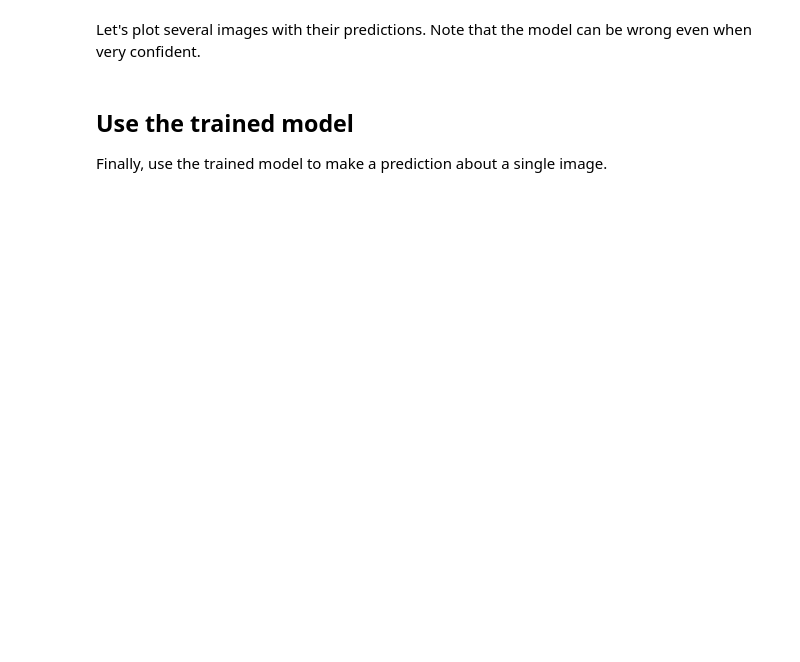
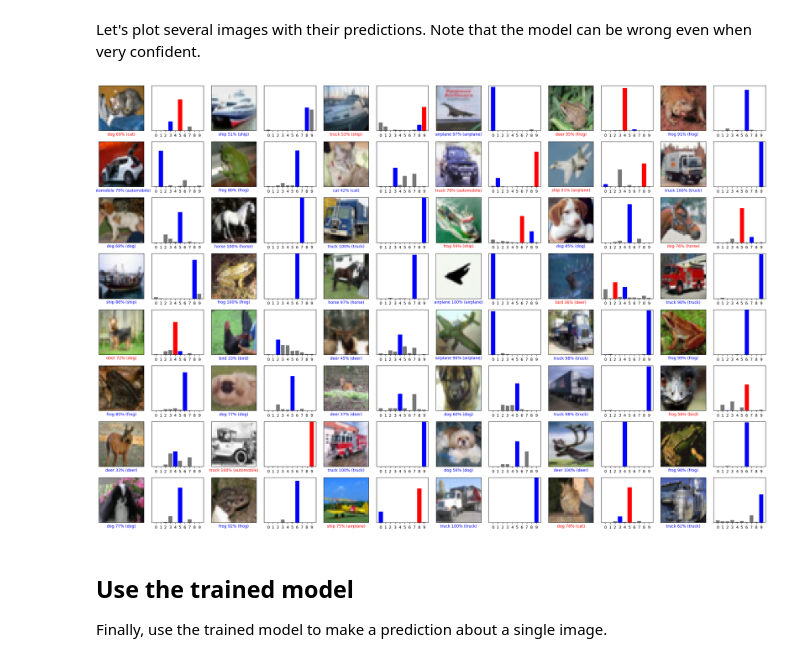
Before and after one commit to Ashirrak/Tensorflow, a Jupyter notebook: site/en/tutorials/keras/classification.ipynb, the cells around one changed output. Drawn from its saved outputs; the diff is of its cells as text; code cells hidden in the pictures; blank space fills up the shorter version.

```diff
--- a/site/en/tutorials/keras/classification.ipynb
+++ b/site/en/tutorials/keras/classification.ipynb
@@ -227,6 +251,17 @@ Before the model is ready for training, it needs a few more settings. These are
 * [*Optimizer*](https://www.tensorflow.org/api_docs/python/tf/keras/optimizers) —This is how the model is updated based on the data it sees and its loss function.
 * [*Loss function*](https://www.tensorflow.org/api_docs/python/tf/keras/losses) —This measures how accurate the model is during training. You want to minimize this function to "steer" the model in the right direction.
 * [*Metrics*](https://www.tensorflow.org/api_docs/python/tf/keras/metrics) —Used to monitor the training and testing steps. The following example uses *accuracy*, the fraction of the images that are correctly classified.
+# %%
+model = tf.keras.Sequential([
+    tf.keras.layers.Conv2D(32, (3, 3), activation='relu', input_shape=(32, 32, 3)),
+    tf.keras.layers.MaxPooling2D((2, 2)),
+    tf.keras.layers.Conv2D(64, (3, 3), activation='relu'),
+    tf.keras.layers.MaxPooling2D((2, 2)),
+    tf.keras.layers.Conv2D(64, (3, 3), activation='relu'),
+    tf.keras.layers.Flatten(),
+    tf.keras.layers.Dense(64, activation='relu'),
+    tf.keras.layers.Dense(10)
+])
 # %%
 model.compile(optimizer='adam',
               loss=tf.keras.losses.SparseCategoricalCrossentropy(from_logits=True),
@@ -294,14 +365,14 @@ def plot_image(i, predictions_array, true_label, img):
   plt.imshow(img, cmap=plt.cm.binary)
 
   predicted_label = np.argmax(predictions_array)
-  if predicted_label == true_label:
+  if predicted_label == true_label[0]:
     color = 'blue'
   else:
     color = 'red'
 
   plt.xlabel("{} {:2.0f}% ({})".format(class_names[predicted_label],
                                 100*np.max(predictions_array),
-                                class_names[true_label]),
+                                class_names[true_label[0]]),
                                 color=color)
 
 def plot_value_array(i, predictions_array, true_label):
@@ -314,7 +385,7 @@ def plot_value_array(i, predictions_array, true_label):
   predicted_label = np.argmax(predictions_array)
 
   thisplot[predicted_label].set_color('red')
-  thisplot[true_label].set_color('blue')
+  thisplot[true_label[0]].set_color('blue')
 # %% [markdown]
 ### Verify predictions
 
@@ -342,17 +417,19 @@ Let's plot several images with their predictions. Note that the model can be wro
 # %%
 # Plot the first X test images, their predicted labels, and the true labels.
 # Color correct predictions in blue and incorrect predictions in red.
-num_rows = 5
-num_cols = 3
+num_rows = 8
+num_cols = 6
 num_images = num_rows*num_cols
 plt.figure(figsize=(2*2*num_cols, 2*num_rows))
 for i in range(num_images):
   plt.subplot(num_rows, 2*num_cols, 2*i+1)
   plot_image(i, predictions[i], test_labels, test_images)
   plt.subplot(num_rows, 2*num_cols, 2*i+2)
   plot_value_array(i, predictions[i], test_labels)
 plt.tight_layout()
 plt.show()
+# %% [output]
+[figure, added]
 # %% [markdown]
 ## Use the trained model
 
```
Also changed, not shown: parts of 24 cells of this notebook.
